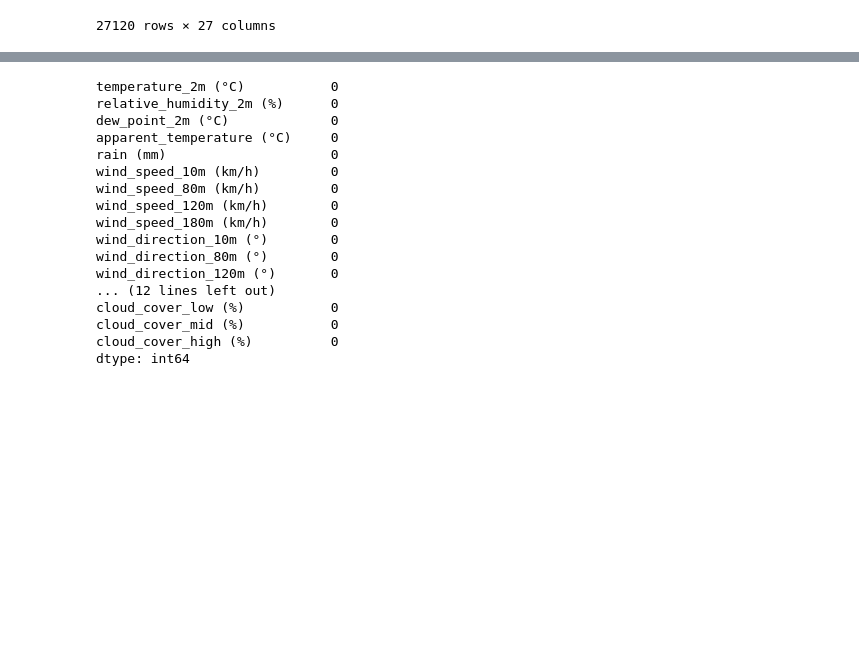
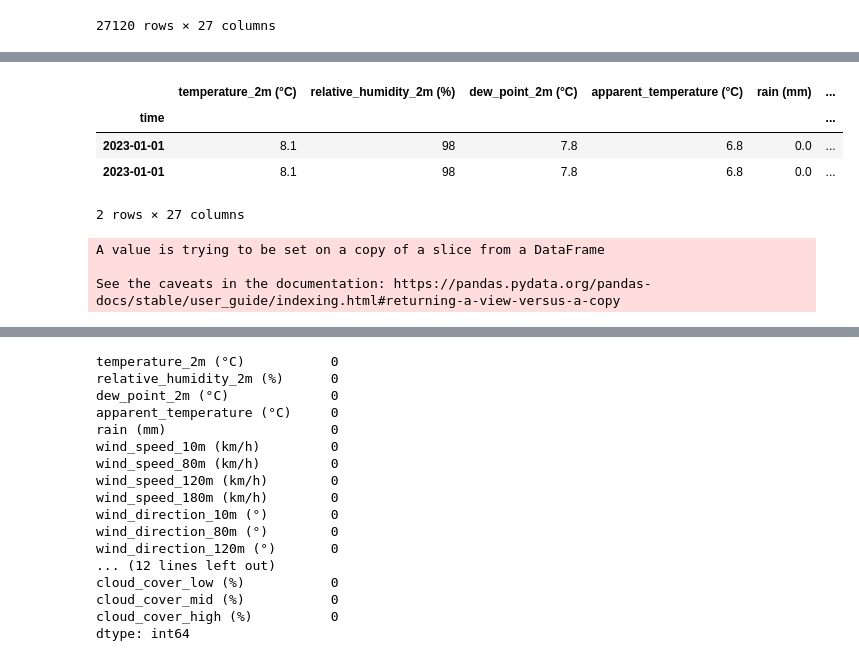
Before and after one commit to hayriyeanill/time-series-analysis-and-forecasting, a Jupyter notebook: notebooks/data_processing.ipynb, the cells around one changed output, grey strips where cells are left out. Cells and saved outputs as stored; diff of their text form; code cells hidden in the pictures; blank space fills up the shorter version.

```diff
--- a/notebooks/data_processing.ipynb
+++ b/notebooks/data_processing.ipynb
@@ -192,3 +211,17 @@ dataset
+# %%
+dataset[dataset.index == "2023-01-01"]
+# %% [output]
+|  | temperature_2m (°C) | relative_humidity_2m (%) | dew_point_2m (°C) | apparent_temperature (°C) | rain (mm) | ... |
+| time |  |  |  |  |  | ... |
+| 2023-01-01 | 8.1 | 98 | 7.8 | 6.8 | 0.0 | ... |
+| 2023-01-01 | 8.1 | 98 | 7.8 | 6.8 | 0.0 | ... |
+2 rows × 27 columns
+# %%
+dataset.drop_duplicates(inplace=True)
+# %% [output]
+A value is trying to be set on a copy of a slice from a DataFrame
+
+See the caveats in the documentation: https://pandas.pydata.org/pandas-docs/stable/user_guide/indexing.html#returning-a-view-versus-a-copy
 # %%
 dataset.head(5)
 # %% [output]
```
Also changed, not shown: parts of 7 cells of this notebook.
